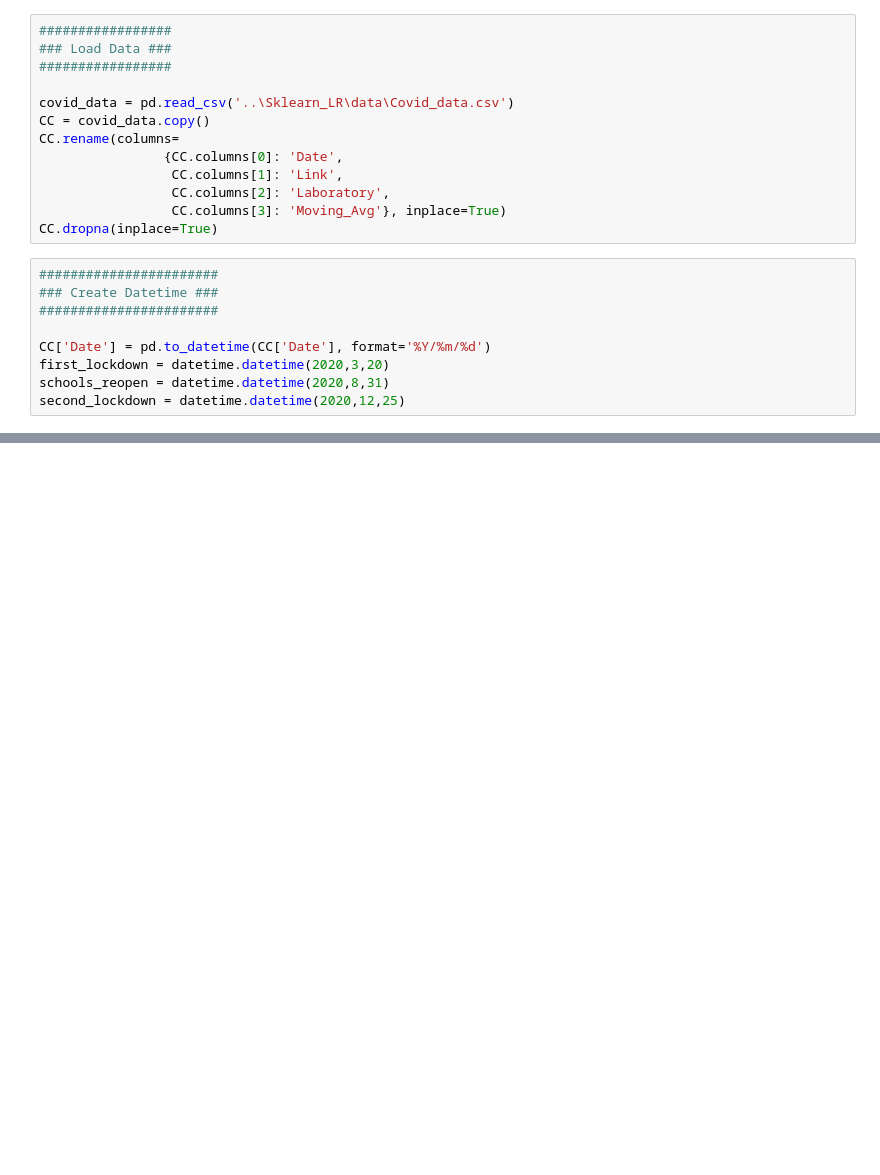
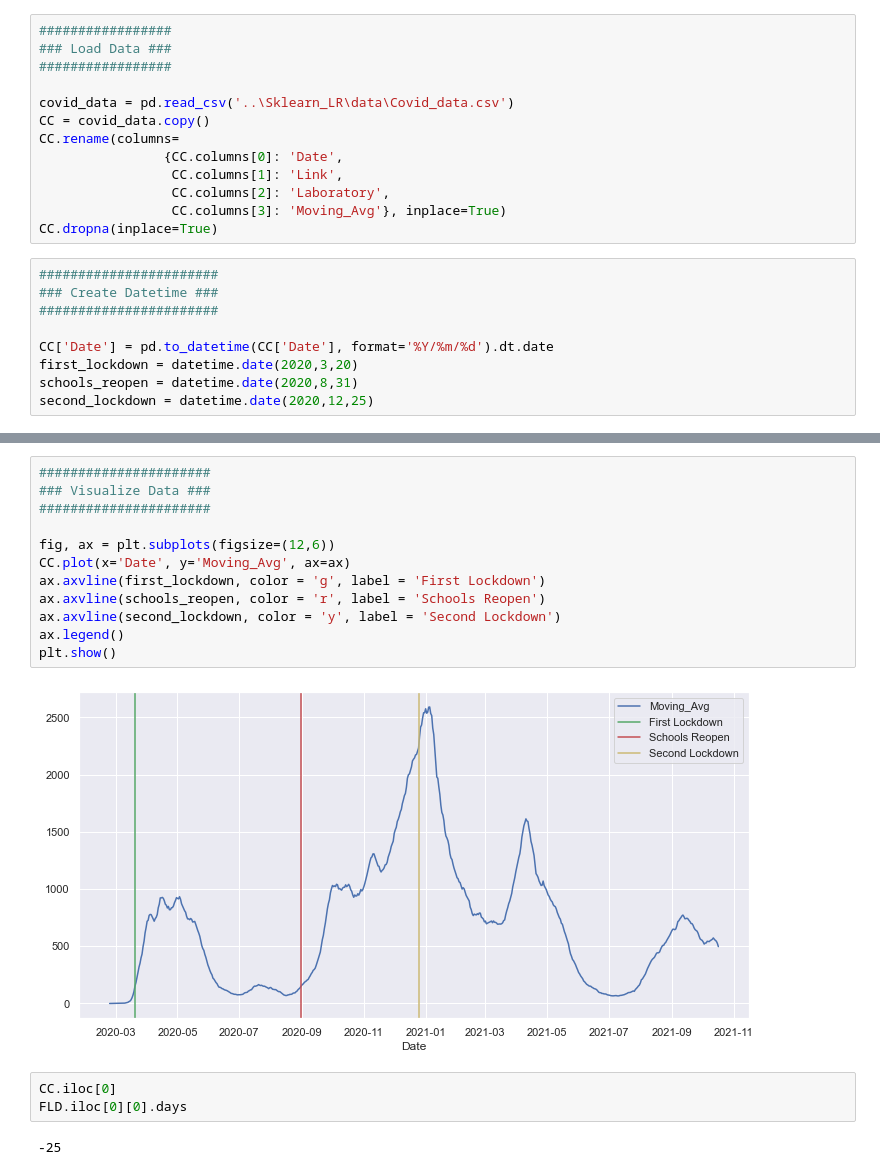
Before and after one commit to JordaanI/SmallPythonProjects, a Jupyter notebook: Sklearn_LR/RDD.ipynb, the cells around one changed output, grey strips where cells are left out. Drawn from its saved outputs; the diff is of its cells as text; blank space fills up the shorter version.

```diff
--- a/Sklearn_LR/RDD.ipynb
+++ b/Sklearn_LR/RDD.ipynb
@@ -29,7 +29,7 @@ CC.dropna(inplace=True)
 ### Create Datetime ###
 #######################
 
-CC['Date'] = pd.to_datetime(CC['Date'], format='%Y/%m/%d')
-first_lockdown = datetime.datetime(2020,3,20)
-schools_reopen = datetime.datetime(2020,8,31)
-second_lockdown = datetime.datetime(2020,12,25)
+CC['Date'] = pd.to_datetime(CC['Date'], format='%Y/%m/%d').dt.date
+first_lockdown = datetime.date(2020,3,20)
+schools_reopen = datetime.date(2020,8,31)
+second_lockdown = datetime.date(2020,12,25)
@@ -41,0 +36,19 @@ datetime.timedelta(days=280)
+# %%
+######################
+### Visualize Data ###
+######################
+
+fig, ax = plt.subplots(figsize=(12,6))
+CC.plot(x='Date', y='Moving_Avg', ax=ax)
+ax.axvline(first_lockdown, color = 'g', label = 'First Lockdown')
+ax.axvline(schools_reopen, color = 'r', label = 'Schools Reopen')
+ax.axvline(second_lockdown, color = 'y', label = 'Second Lockdown')
+ax.legend()
+plt.show()
+# %% [output]
+[figure, added]
+# %%
+CC.iloc[0]
+FLD.iloc[0][0].days
+# %% [output]
+-25
```
Also changed, not shown: parts of 3 cells of this notebook.
